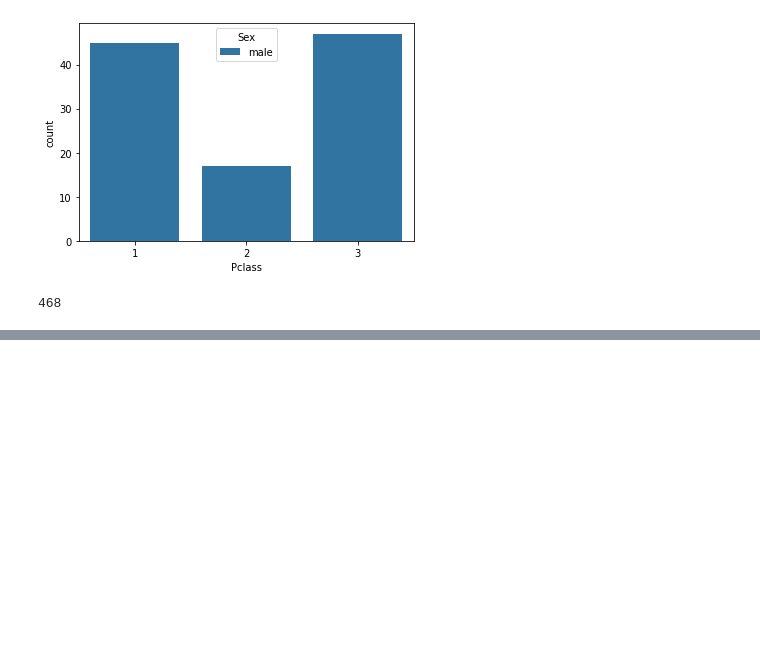
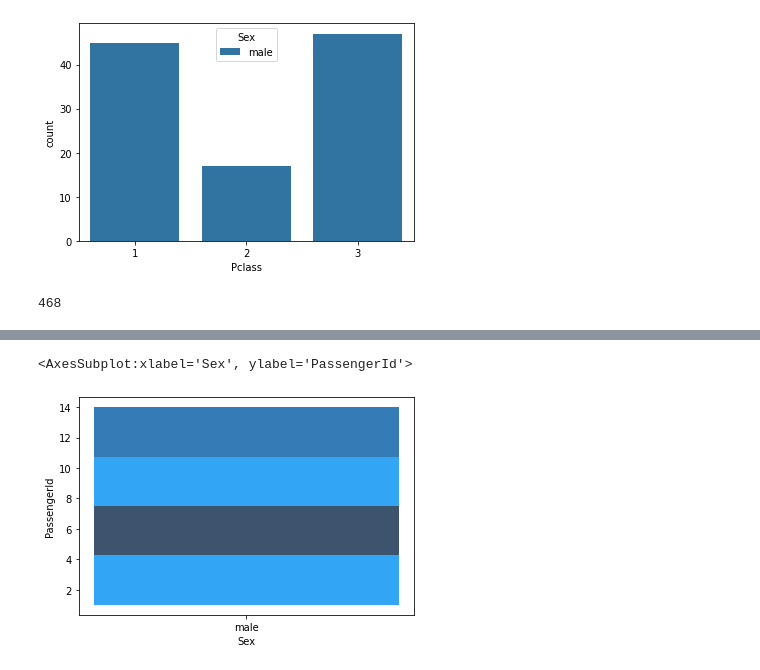
Before and after one commit to ububtahc/titanic_train, a Jupyter notebook: titanic_train.ipynb, the cells around one changed output, grey strips where cells are left out. Cells and saved outputs as stored; diff of their text form; code cells hidden in the pictures; blank space fills up the shorter version.

```diff
--- a/titanic_train.ipynb
+++ b/titanic_train.ipynb
@@ -77,0 +231,5 @@ len(sex_male_df[sex_male_df["Survived"]==0])
+# %%
+sns.histplot(x="Sex",y="PassengerId",data=passenger_id_df[passenger_id_df["Sex"]=='male'])
+# %% [output]
+<AxesSubplot:xlabel='Sex', ylabel='PassengerId'>
+[figure, added]
```
Also changed, not shown: parts of 13 cells of this notebook.
